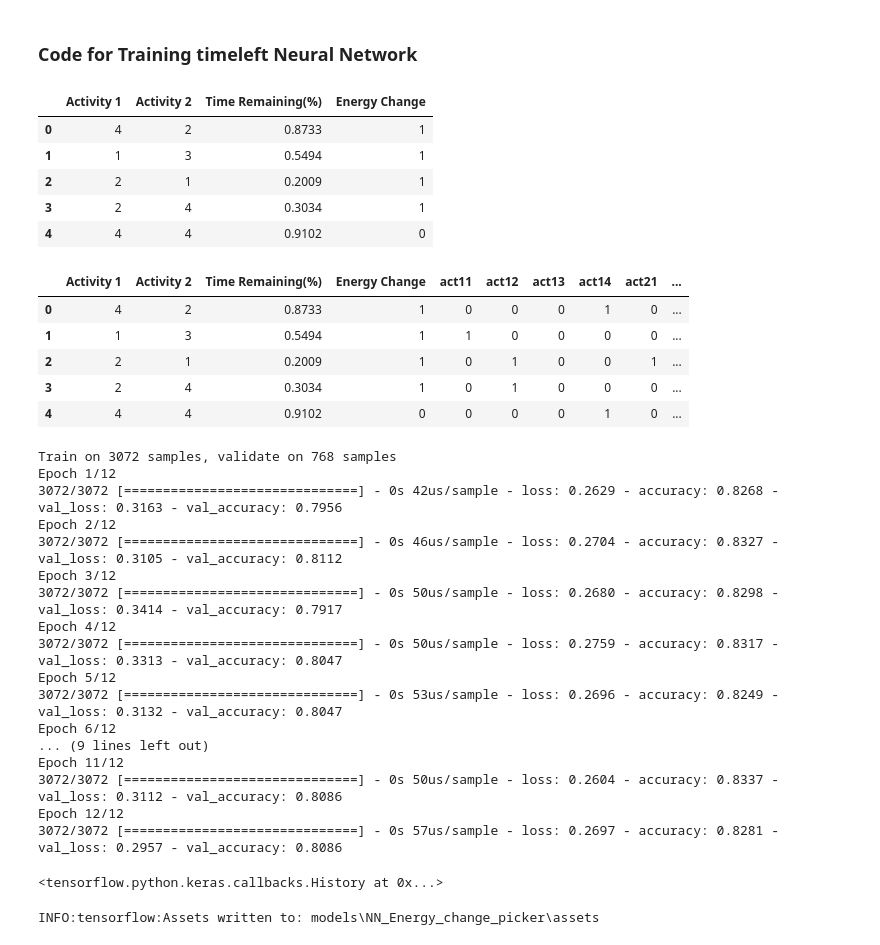
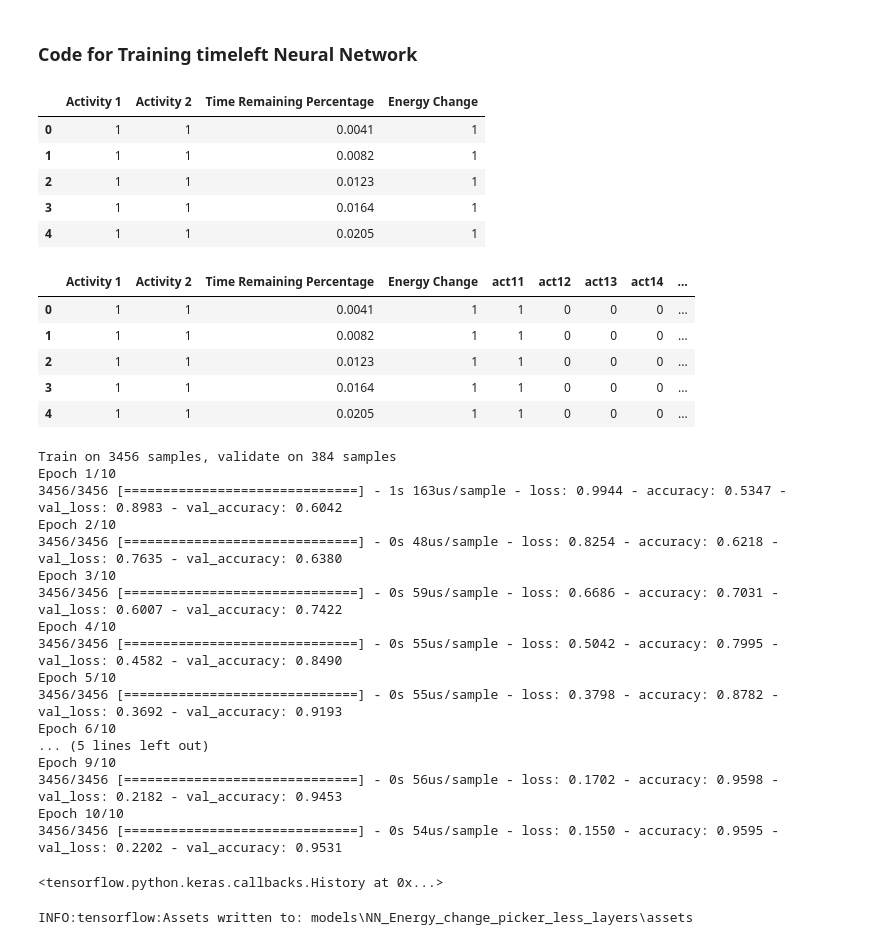
Before and after one commit to Rhemaike/MachineDJ, a Jupyter notebook: Time Remaining Neural Net.ipynb, the cells around one changed output. Saved outputs shown, nothing was run; the diff lists cells and outputs as text; code cells hidden in the pictures.

```diff
--- a/Time Remaining Neural Net.ipynb
+++ b/Time Remaining Neural Net.ipynb
@@ -11,22 +16,22 @@ import random
 # %%
 #Load Data
 DATA_DIR = "DataSets"
-file_name = "Time Remaining In Activity Data Set.xlsx"
+file_name = "Time Remaining In Activity Data Set_3.xlsx"
 file_name = os.path.join(DATA_DIR, file_name)
 
-df = pd.read_excel(file_name)
+df = pd.read_excel(file_name, sheet_name='Sheet3')
 activity_dic = {1: "Beast Mode",
                2: "Studying",
                3: "Beach",
                4: "Relaxing"}
 df.head()
 # %% [output]
-|  | Activity 1 | Activity 2 | Time Remaining(%) | Energy Change |
-| 0 | 4 | 2 | 0.8733 | 1 |
-| 1 | 1 | 3 | 0.5494 | 1 |
-| 2 | 2 | 1 | 0.2009 | 1 |
-| 3 | 2 | 4 | 0.3034 | 1 |
-| 4 | 4 | 4 | 0.9102 | 0 |
+|  | Activity 1 | Activity 2 | Time Remaining Percentage | Energy Change |
+| 0 | 1 | 1 | 0.0041 | 1 |
+| 1 | 1 | 1 | 0.0082 | 1 |
+| 2 | 1 | 1 | 0.0123 | 1 |
+| 3 | 1 | 1 | 0.0164 | 1 |
+| 4 | 1 | 1 | 0.0205 | 1 |
 # %%
 # Preprocess Data
 def preproc_df(df):
@@ -79,12 +84,12 @@ X,y,ndf= preproc_df(df)
 ndf.head()
 # X[0]
 # %% [output]
-|  | Activity 1 | Activity 2 | Time Remaining(%) | Energy Change | act11 | act12 | act13 | act14 | act21 | ... |
-| 0 | 4 | 2 | 0.8733 | 1 | 0 | 0 | 0 | 1 | 0 | ... |
-| 1 | 1 | 3 | 0.5494 | 1 | 1 | 0 | 0 | 0 | 0 | ... |
-| 2 | 2 | 1 | 0.2009 | 1 | 0 | 1 | 0 | 0 | 1 | ... |
-| 3 | 2 | 4 | 0.3034 | 1 | 0 | 1 | 0 | 0 | 0 | ... |
-| 4 | 4 | 4 | 0.9102 | 0 | 0 | 0 | 0 | 1 | 0 | ... |
+|  | Activity 1 | Activity 2 | Time Remaining Percentage | Energy Change | act11 | act12 | act13 | act14 | ... |
+| 0 | 1 | 1 | 0.0041 | 1 | 1 | 0 | 0 | 0 | ... |
+| 1 | 1 | 1 | 0.0082 | 1 | 1 | 0 | 0 | 0 | ... |
+| 2 | 1 | 1 | 0.0123 | 1 | 1 | 0 | 0 | 0 | ... |
+| 3 | 1 | 1 | 0.0164 | 1 | 1 | 0 | 0 | 0 | ... |
+| 4 | 1 | 1 | 0.0205 | 1 | 1 | 0 | 0 | 0 | ... |
 # %%
 # Making Model
 model = tf.keras.models.Sequential()
@@ -96,31 +101,31 @@ model.add(tf.keras.layers.Dense(2, activation=tf.nn.softmax))
 
 model.compile(optimizer="adam", loss="sparse_categorical_crossentropy", metrics=["accuracy"])
 # %%
-model.fit(X,y,epochs=12,validation_split=0.2)
+model.fit(X,y,epochs=10,validation_split=0.2,callbacks = [tensorboard])
 # %% [output]
-Train on 3072 samples, validate on 768 samples
-Epoch 1/12
-3072/3072 [==============================] - 0s 42us/sample - loss: 0.2629 - accuracy: 0.8268 - val_loss: 0.3163 - val_accuracy: 0.7956
-Epoch 2/12
-3072/3072 [==============================] - 0s 46us/sample - loss: 0.2704 - accuracy: 0.8327 - val_loss: 0.3105 - val_accuracy: 0.8112
-Epoch 3/12
-3072/3072 [==============================] - 0s 50us/sample - loss: 0.2680 - accuracy: 0.8298 - val_loss: 0.3414 - val_accuracy: 0.7917
-Epoch 4/12
-3072/3072 [==============================] - 0s 50us/sample - loss: 0.2759 - accuracy: 0.8317 - val_loss: 0.3313 - val_accuracy: 0.8047
-Epoch 5/12
-3072/3072 [==============================] - 0s 53us/sample - loss: 0.2696 - accuracy: 0.8249 - val_loss: 0.3132 - val_accuracy: 0.8047
-Epoch 6/12
-... (9 lines left out)
-Epoch 11/12
-3072/3072 [==============================] - 0s 50us/sample - loss: 0.2604 - accuracy: 0.8337 - val_loss: 0.3112 - val_accuracy: 0.8086
-Epoch 12/12
-3072/3072 [==============================] - 0s 57us/sample - loss: 0.2697 - accuracy: 0.8281 - val_loss: 0.2957 - val_accuracy: 0.8086
+Train on 3456 samples, validate on 384 samples
+Epoch 1/10
+3456/3456 [==============================] - 1s 163us/sample - loss: 0.9944 - accuracy: 0.5347 - val_loss: 0.8983 - val_accuracy: 0.6042
+Epoch 2/10
+3456/3456 [==============================] - 0s 48us/sample - loss: 0.8254 - accuracy: 0.6218 - val_loss: 0.7635 - val_accuracy: 0.6380
+Epoch 3/10
+3456/3456 [==============================] - 0s 59us/sample - loss: 0.6686 - accuracy: 0.7031 - val_loss: 0.6007 - val_accuracy: 0.7422
+Epoch 4/10
+3456/3456 [==============================] - 0s 55us/sample - loss: 0.5042 - accuracy: 0.7995 - val_loss: 0.4582 - val_accuracy: 0.8490
+Epoch 5/10
+3456/3456 [==============================] - 0s 55us/sample - loss: 0.3798 - accuracy: 0.8782 - val_loss: 0.3692 - val_accuracy: 0.9193
+Epoch 6/10
+... (5 lines left out)
+Epoch 9/10
+3456/3456 [==============================] - 0s 56us/sample - loss: 0.1702 - accuracy: 0.9598 - val_loss: 0.2182 - val_accuracy: 0.9453
+Epoch 10/10
+3456/3456 [==============================] - 0s 54us/sample - loss: 0.1550 - accuracy: 0.9595 - val_loss: 0.2202 - val_accuracy: 0.9531
 <tensorflow.python.keras.callbacks.History at 0x...>
 # %%
 ## Save Model
 MODEL_DIR = "models"
-model_name = "NN_Energy_change_picker"
+model_name = "NN_Energy_change_picker_less_layers"
 file_name = os.path.join(MODEL_DIR, model_name)
 model.save(file_name)
 # %% [output]
-INFO:tensorflow:Assets written to: models\NN_Energy_change_picker\assets
+INFO:tensorflow:Assets written to: models\NN_Energy_change_picker_less_layers\assets
```
Also changed, not shown: parts of 3 cells of this notebook, 47 other files.
